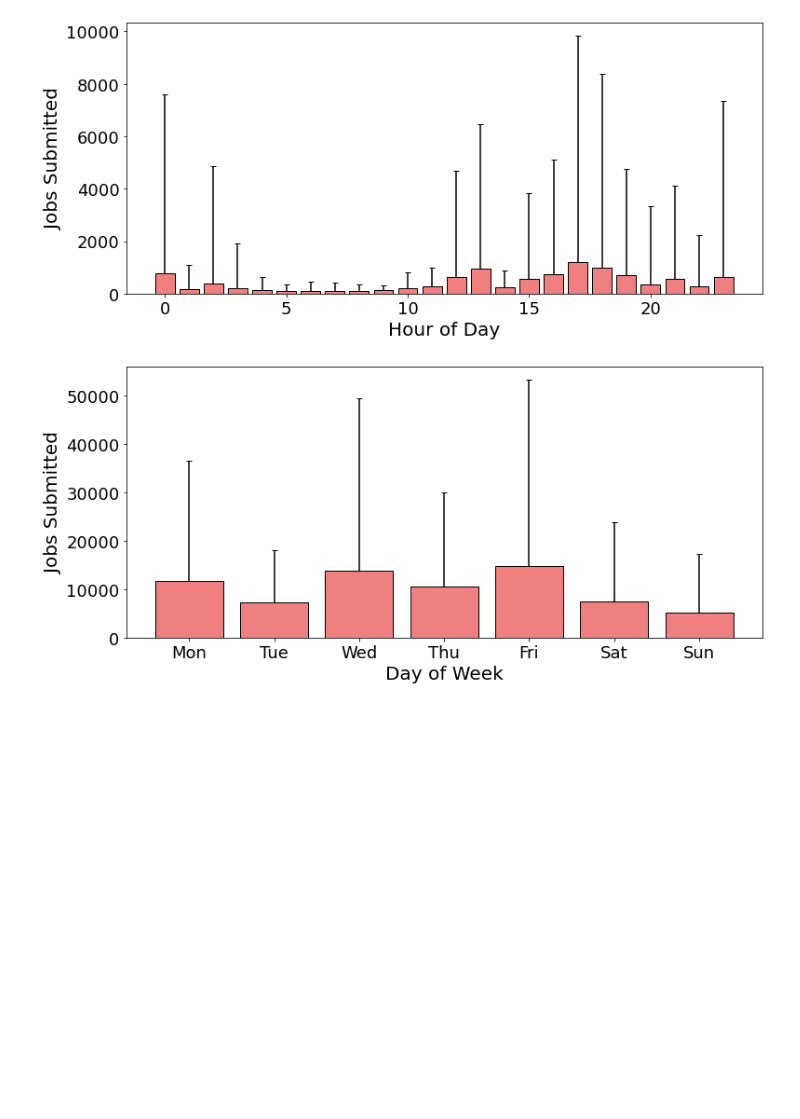
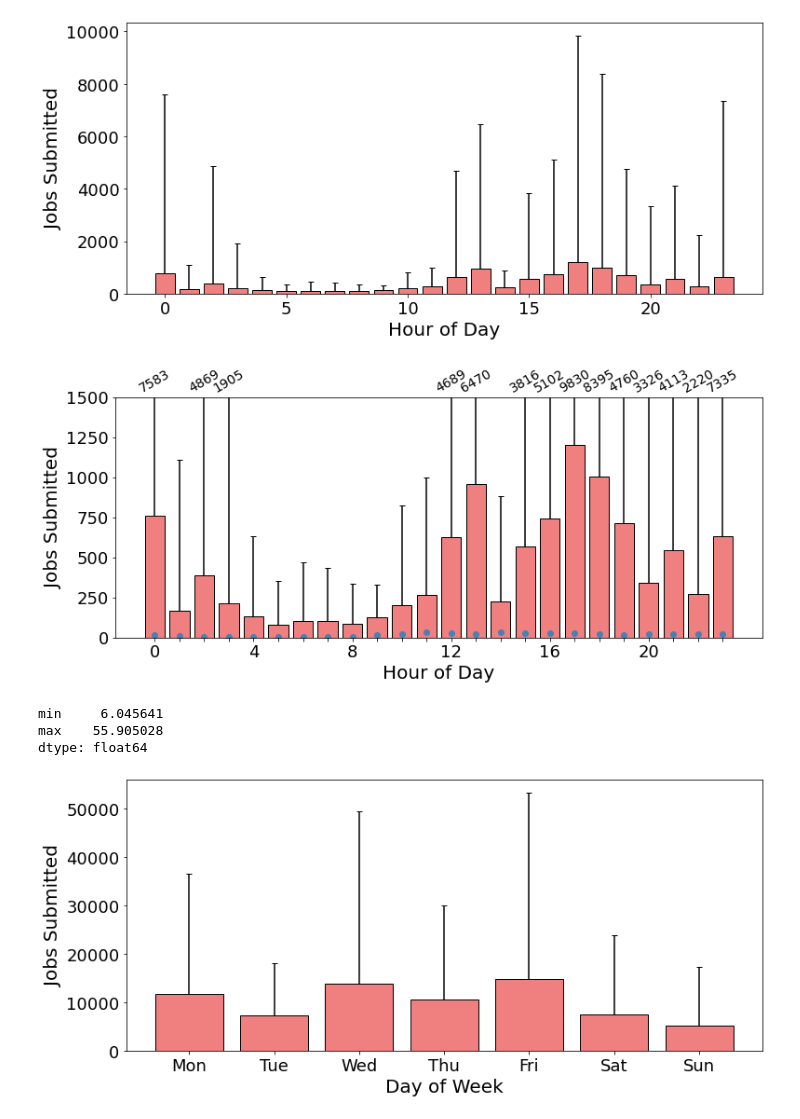
Before and after one commit to sara-nl/SURFace, a Jupyter notebook: job_arrival_characterization.ipynb, the cells around one changed output. Saved outputs shown, nothing was run; the diff lists cells and outputs as text; code cells hidden in the pictures; blank space fills up the shorter version.

```diff
--- a/job_arrival_characterization.ipynb
+++ b/job_arrival_characterization.ipynb
@@ -95,6 +140,53 @@ date_time = datetime.now().strftime("%Y-%m-%d-%H-%M-%S")
 fig.savefig(f"num_jobs_diurnal_hourly_{date_time}.pdf")
 # %% [output]
 [figure]
+# %%
+# Cropped version of the plot above
+fig, ax = plt.subplots(figsize=(11,5))
+negative_direction_values = np.zeros(len(std_per_hour))  # We create a 2d array to make sure matplotlib does not create downwards errorbars
+ax.bar(x_vals, y_vals, yerr=[negative_direction_values, std_per_hour], color="lightcoral", edgecolor='black', capsize=3)
+
+threshold = 1500
+ax.set_ylim(bottom=0, top=threshold)
+ax.set_xticks(range(0,24))
+every_nth = 4
+for n, label in enumerate(ax.xaxis.get_ticklabels()):
+    if n % every_nth != 0:
+        label.set_visible(False)
+ax.set_xlabel("Hour of Day", fontsize=20)
+ax.set_ylabel("Jobs Submitted", fontsize=20)
+ax.tick_params(axis='both', which='major', labelsize=18)
+ax.tick_params(axis='both', which='minor', labelsize=16)
+
+scatter_x = []
+scatter_y = []
+for x_val, y_val, std_val in zip(x_vals, y_vals, std_per_hour):
+    if y_val+std_val > threshold:
+        scatter_x.append(x_val)
+        scatter_y.append(y_val + std_val)
+
+index = 0
+for scat_x, scat_y in zip(scatter_x, scatter_y):
+    ax.text(x=scat_x, y=threshold * 1.02, s=int(round(scat_y, 0)), fontsize=14, ha='center', rotation=30)
+    index += 1
+
+# Annotate the mean for ML jobs
+x_vals_ml = np.arange(filtered_jobs[filtered_jobs['is_gpu'] == True]["submit_hour_of_day"].nunique())
+y_vals_ml = filtered_jobs[filtered_jobs['is_gpu'] == True].value_counts(["submit_date", "submit_hour_of_day"], sort=False).groupby("submit_hour_of_day").mean()
+ax.scatter(x_vals_ml, y_vals_ml, marker='o', c="steelblue", alpha=1, zorder=2)
+# print(x_vals_ml, y_vals_ml)
+
+date_time = datetime.now().strftime("%Y-%m-%d-%H-%M-%S")
+fig.tight_layout()
+fig.savefig(f"num_jobs_diurnal_hourly_cropped_ml_mean_{date_time}.pdf")
+# %% [output]
+[figure, added]
+# %%
+(pd.Series(y_vals - y_vals_ml) / pd.Series(y_vals_ml)).agg([min, max])
+# %% [output]
+min     6.045641
+max    55.905028
+dtype: float64
 # %%
 std_per_day_of_week = filtered_jobs.value_counts(["submit_date", "submit_day_of_week"], sort=False).groupby("submit_day_of_week").std()
 x_vals = np.arange(filtered_jobs["submit_day_of_week"].nunique())
```
Also changed, not shown: parts of 13 cells of this notebook, 8 other files.
